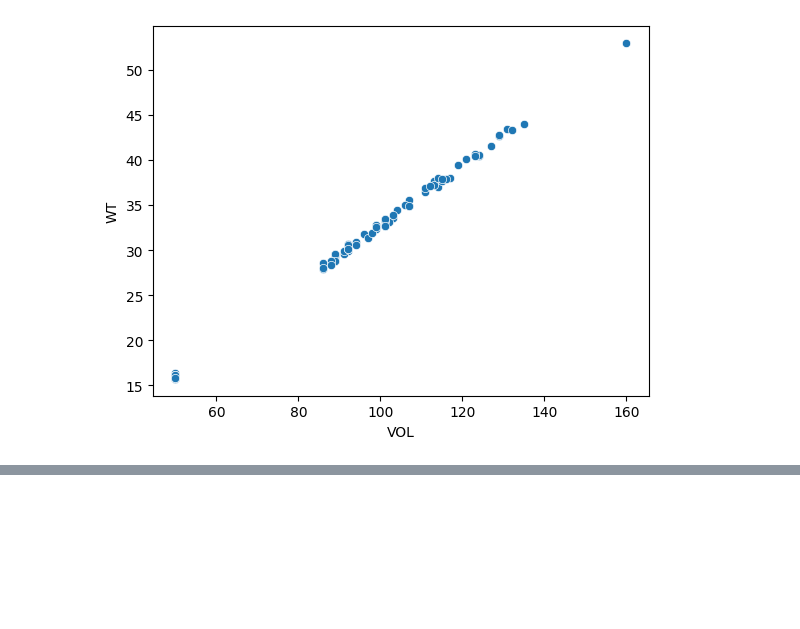
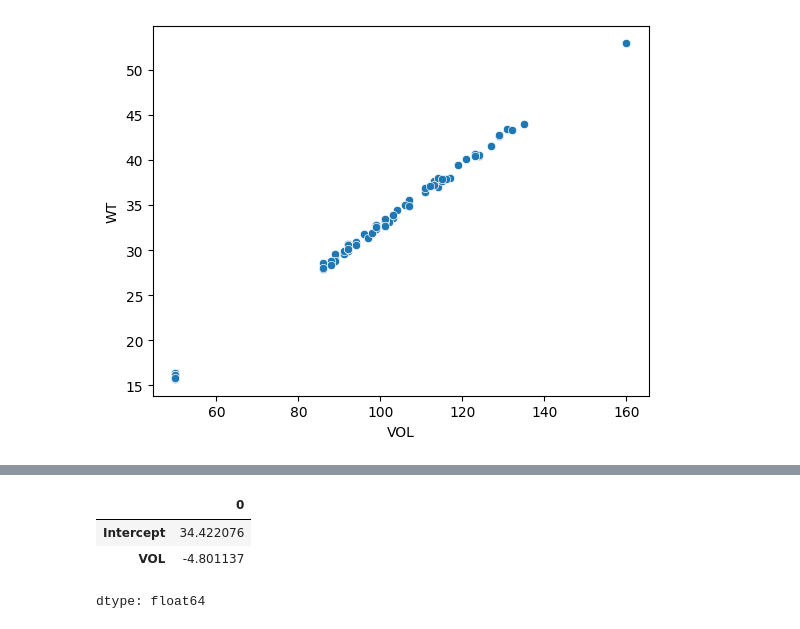
Before and after one commit to ChetanGoud77/AD-PYTHON, a Jupyter notebook: DAY_19.ipynb, the cells around one changed output, grey strips where cells are left out. Saved outputs shown, nothing was run; the diff lists cells and outputs as text; code cells hidden in the pictures; blank space fills up the shorter version.

```diff
--- a/DAY_19.ipynb
+++ b/DAY_19.ipynb
@@ -184,0 +226,7 @@ sns.scatterplot(x=cars['VOL'],y=cars['WT'])
+# %%
+ml_v.params
+# %% [output]
+|  | 0 |
+| Intercept | 34.422076 |
+| VOL | -4.801137 |
+dtype: float64
```
Also changed, not shown: parts of 6 cells of this notebook.
